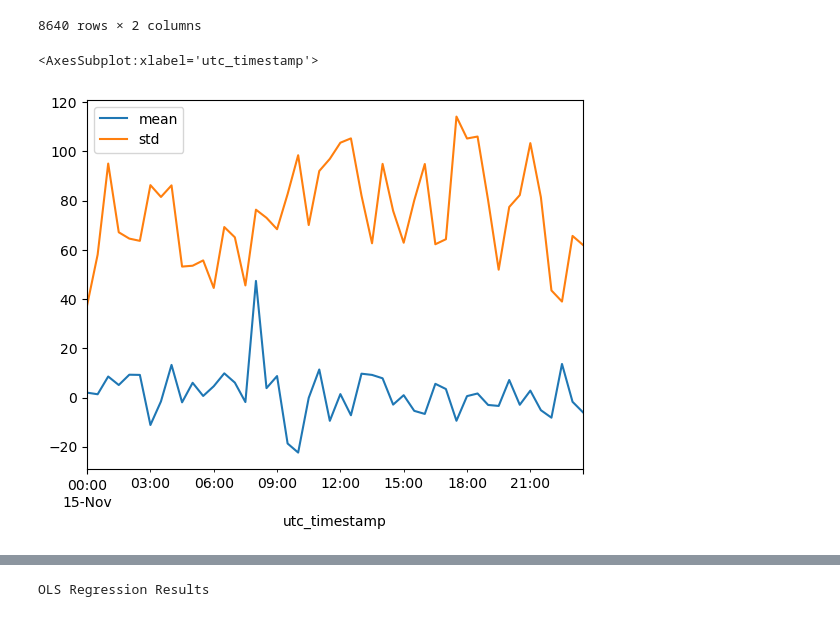
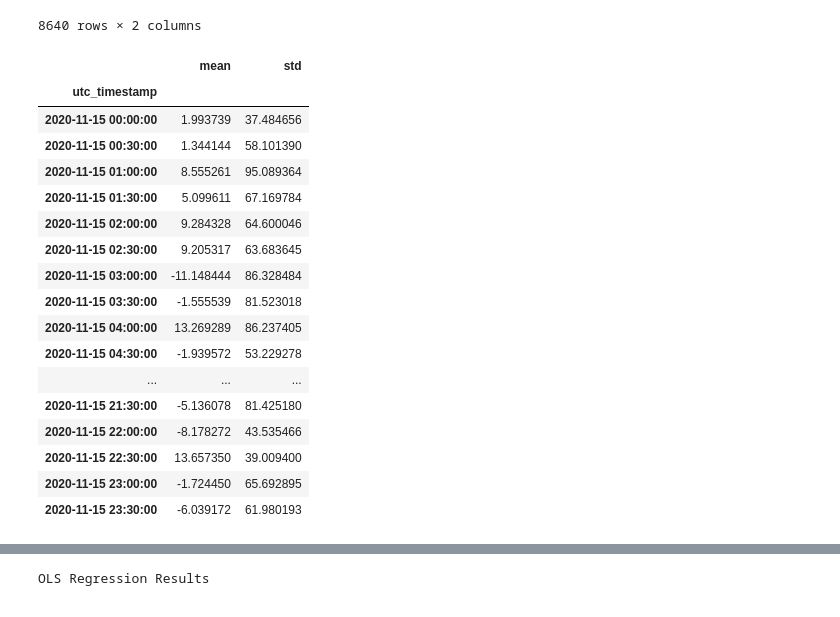
Before and after one commit to marekerben/Bakalarka, a Jupyter notebook: data.ipynb, the cells around one changed output, grey strips where cells are left out. Cells and saved outputs as stored; diff of their text form; code cells hidden in the pictures.

```diff
--- a/data.ipynb
+++ b/data.ipynb
@@ -145,7 +146,23 @@ deltaPrice_OFI
 | 2020-11-15 23:59:50 | 0.8125 | 60.293 |
 8640 rows × 2 columns
 # %%
-deltaPrice_OFI.resample('30T').OFI.agg([np.mean, np.std]).plot()
+deltaPrice_OFI.resample('30T').OFI.agg([np.mean, np.std])
 # %% [output]
-<AxesSubplot:xlabel='utc_timestamp'>
-[figure, removed]
+|  | mean | std |
+| utc_timestamp |  |  |
+| 2020-11-15 00:00:00 | 1.993739 | 37.484656 |
+| 2020-11-15 00:30:00 | 1.344144 | 58.101390 |
+| 2020-11-15 01:00:00 | 8.555261 | 95.089364 |
+| 2020-11-15 01:30:00 | 5.099611 | 67.169784 |
+| 2020-11-15 02:00:00 | 9.284328 | 64.600046 |
+| 2020-11-15 02:30:00 | 9.205317 | 63.683645 |
+| 2020-11-15 03:00:00 | -11.148444 | 86.328484 |
+| 2020-11-15 03:30:00 | -1.555539 | 81.523018 |
+| 2020-11-15 04:00:00 | 13.269289 | 86.237405 |
+| 2020-11-15 04:30:00 | -1.939572 | 53.229278 |
+| ... | ... | ... |
+| 2020-11-15 21:30:00 | -5.136078 | 81.425180 |
+| 2020-11-15 22:00:00 | -8.178272 | 43.535466 |
+| 2020-11-15 22:30:00 | 13.657350 | 39.009400 |
+| 2020-11-15 23:00:00 | -1.724450 | 65.692895 |
+| 2020-11-15 23:30:00 | -6.039172 | 61.980193 |
```
Also changed, not shown: parts of 3 cells of this notebook.
